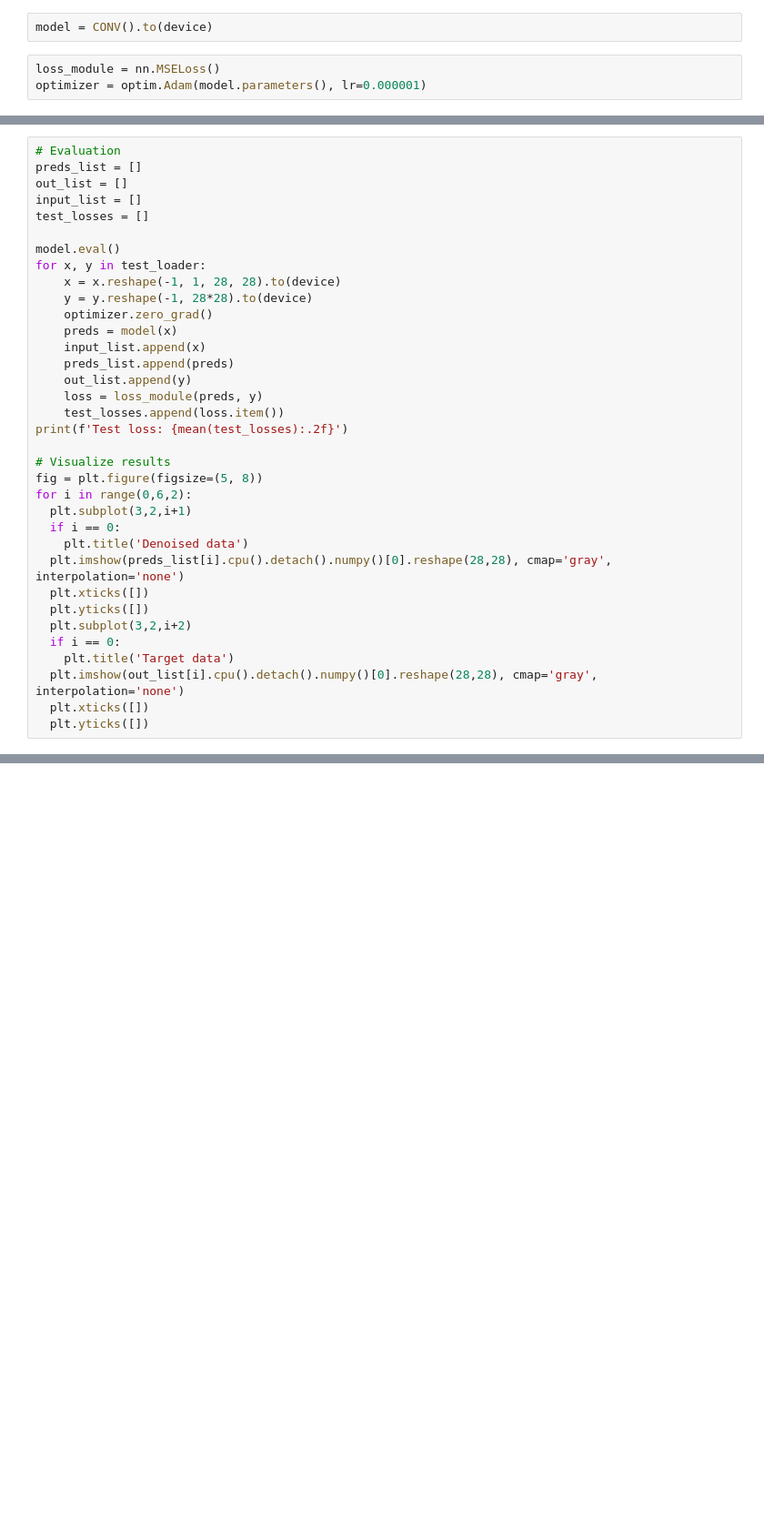
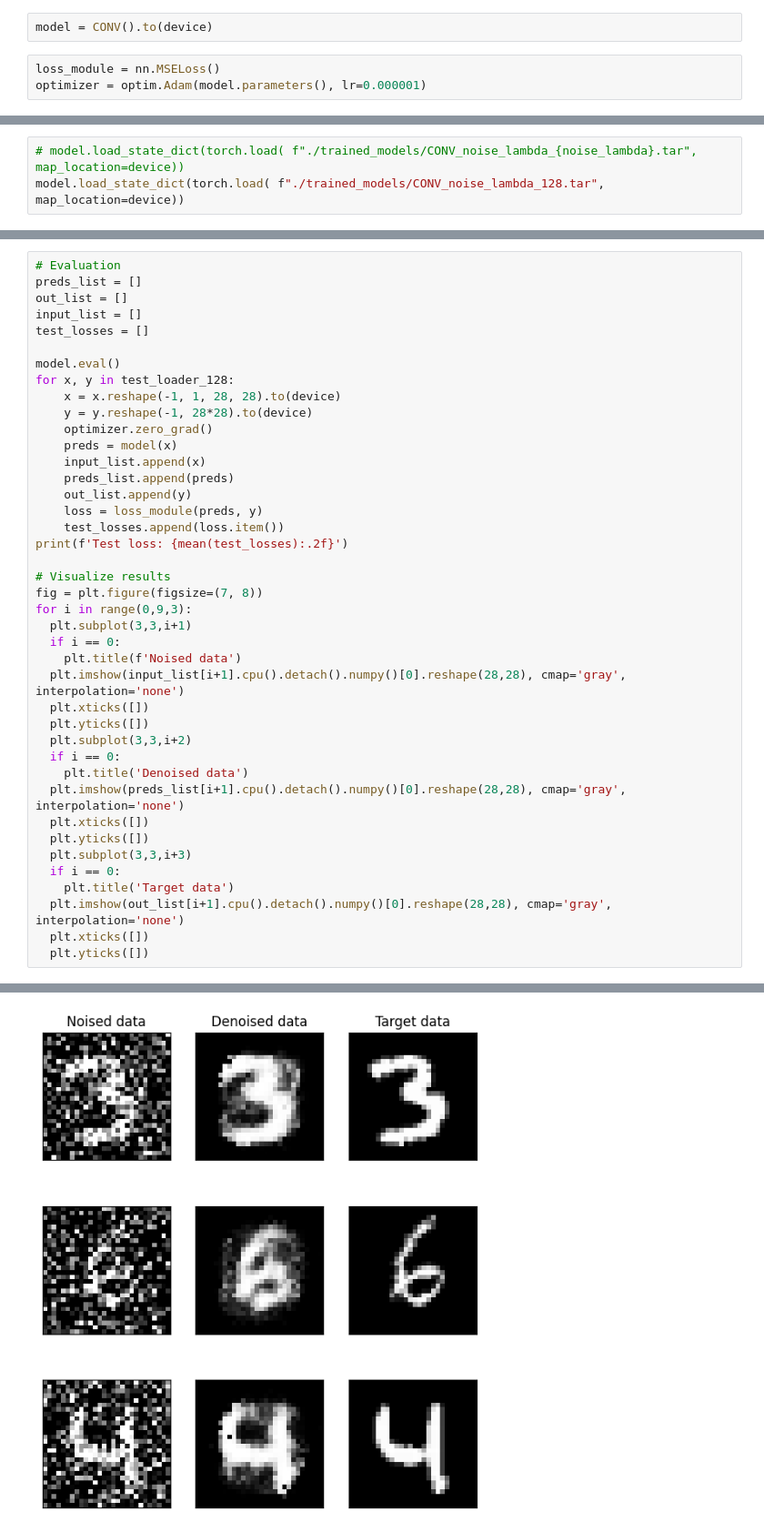
Before and after one commit to pochlebiacz/TRA, a Jupyter notebook: main.ipynb, the cells around one changed output, grey strips where cells are left out. Shown: that part at 91% size. Cells and saved outputs as stored; diff of their text form; blank space fills up the shorter version.

Commit message:
ewaluacja modelu

```diff
--- a/main.ipynb
+++ b/main.ipynb
@@ -65,0 +78,3 @@ plt.show()
+# %%
+# model.load_state_dict(torch.load( f"./trained_models/CONV_noise_lambda_{noise_lambda}.tar", map_location=device))
+model.load_state_dict(torch.load( f"./trained_models/CONV_noise_lambda_128.tar", map_location=device))
@@ -71,7 +88,7 @@ input_list = []
 test_losses = []
 
 model.eval()
-for x, y in test_loader:
+for x, y in test_loader_128:
     x = x.reshape(-1, 1, 28, 28).to(device)
     y = y.reshape(-1, 28*28).to(device)
     optimizer.zero_grad()
@@ -84,17 +101,24 @@ for x, y in test_loader:
 print(f'Test loss: {mean(test_losses):.2f}')
 
 # Visualize results
-fig = plt.figure(figsize=(5, 8))
-for i in range(0,6,2):
-  plt.subplot(3,2,i+1)
+fig = plt.figure(figsize=(7, 8))
+for i in range(0,9,3):
+  plt.subplot(3,3,i+1)
+  if i == 0:
+    plt.title(f'Noised data')
+  plt.imshow(input_list[i+1].cpu().detach().numpy()[0].reshape(28,28), cmap='gray', interpolation='none')
+  plt.xticks([])
+  plt.yticks([])
+  plt.subplot(3,3,i+2)
   if i == 0:
     plt.title('Denoised data')
-  plt.imshow(preds_list[i].cpu().detach().numpy()[0].reshape(28,28), cmap='gray', interpolation='none')
+  plt.imshow(preds_list[i+1].cpu().detach().numpy()[0].reshape(28,28), cmap='gray', interpolation='none')
   plt.xticks([])
   plt.yticks([])
-  plt.subplot(3,2,i+2)
+  plt.subplot(3,3,i+3)
   if i == 0:
     plt.title('Target data')
-  plt.imshow(out_list[i].cpu().detach().numpy()[0].reshape(28,28), cmap='gray', interpolation='none')
+  plt.imshow(out_list[i+1].cpu().detach().numpy()[0].reshape(28,28), cmap='gray', interpolation='none')
   plt.xticks([])
   plt.yticks([])
+# %% [output]
@@ -100,0 +126 @@ for i in range(0,6,2):
+[figure, added]
```
Also changed, not shown: parts of 8 cells of this notebook, 2 other files.
